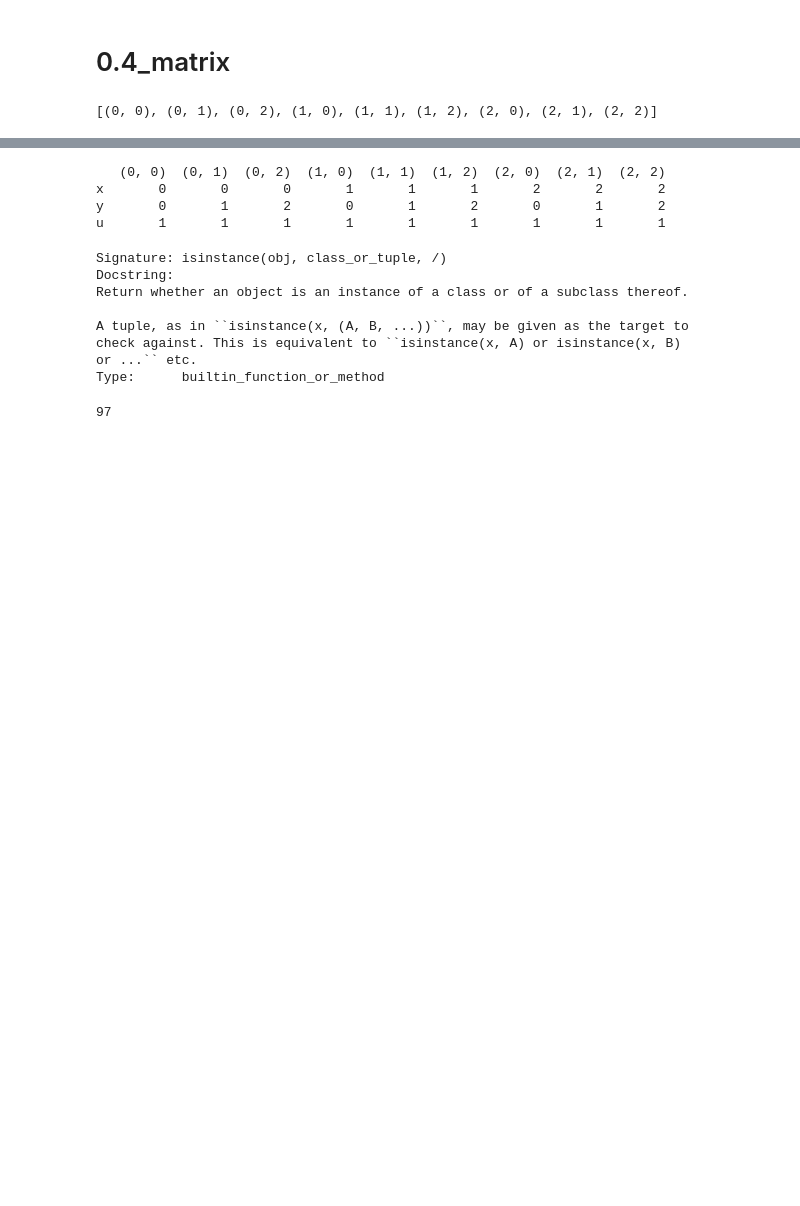
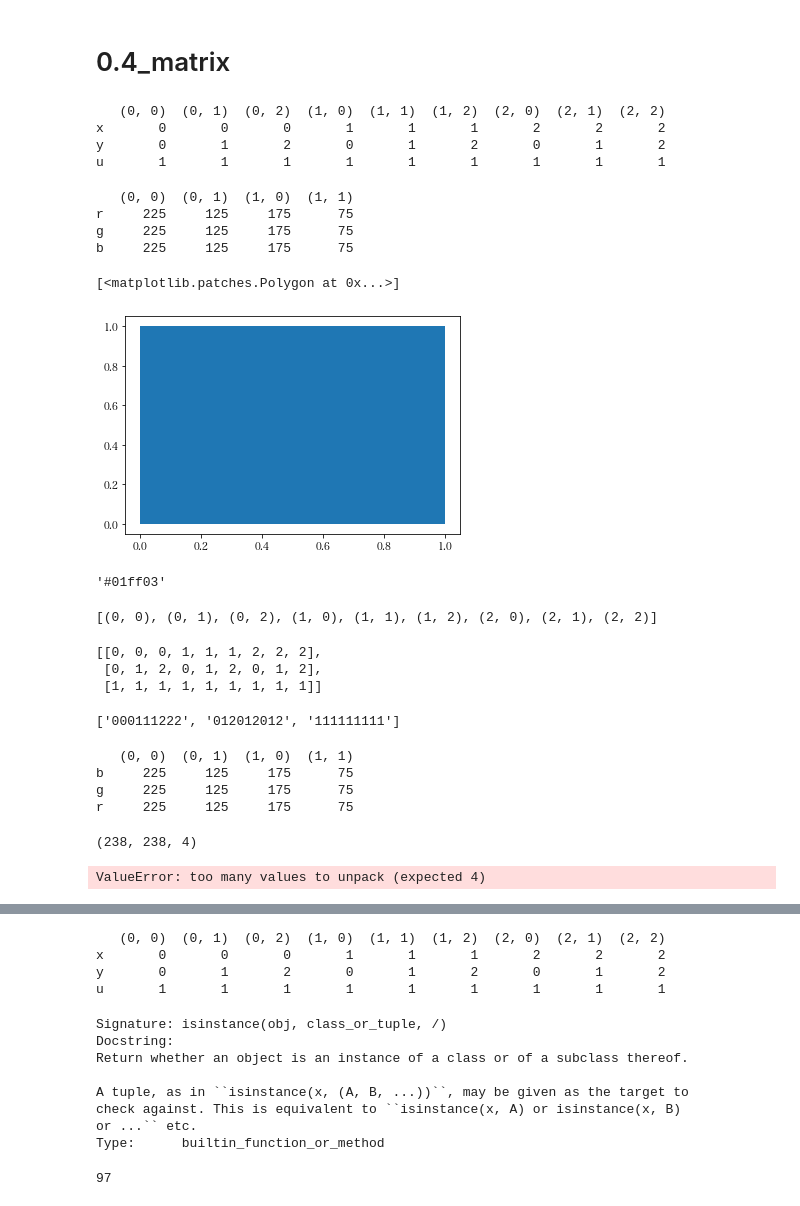
Before and after one commit to banbiossa/coding-the-matrix, a Jupyter notebook: notebooks/0.4_matrix.ipynb, the cells around one changed output, grey strips where cells are left out. Saved outputs shown, nothing was run; the diff lists cells and outputs as text; code cells hidden in the pictures; blank space fills up the shorter version.

```diff
--- a/notebooks/0.4_matrix.ipynb
+++ b/notebooks/0.4_matrix.ipynb
@@ -33,3 +48,27 @@ from coding_the_matrix.bitutil import str2bits, bits2str, bits2mat, mat2bits, no
+# %%
+print(location)
+# %% [output]
+   (0, 0)  (0, 1)  (0, 2)  (1, 0)  (1, 1)  (1, 2)  (2, 0)  (2, 1)  (2, 2)
+x       0       0       0       1       1       1       2       2       2
+y       0       1       2       0       1       2       0       1       2
+u       1       1       1       1       1       1       1       1       1
+# %%
+print(color)
+# %% [output]
+   (0, 0)  (0, 1)  (1, 0)  (1, 1)
+r     225     125     175      75
+g     225     125     175      75
+b     225     125     175      75
+# %%
+fig, ax = plt.subplots()
+ax.fill([0, 0, 1, 1], [0, 1, 1, 0])
+# %% [output]
+[<matplotlib.patches.Polygon at 0x...>]
+[figure, added]
+# %%
+rgb_to_hex(rgb)
+# %% [output]
+'#01ff03'
 # %%
 [(x, y) for x, y in itertools.product(range(3), range(3))]
 # %% [output]
@@ -40,3 +79,14 @@ input_list = [
     [0, 1, 2, 0, 1, 2, 0, 1, 2, ],
     [1, 1, 1, 1, 1, 1, 1, 1, 1, ],
 ]
+# %%
+numbers = ["000111222", '012'*3,'1'*9]
+[ [int(c) for c in number] for number in numbers]
+# %% [output]
+[[0, 0, 0, 1, 1, 1, 2, 2, 2],
+ [0, 1, 2, 0, 1, 2, 0, 1, 2],
+ [1, 1, 1, 1, 1, 1, 1, 1, 1]]
+# %%
+strings
+# %% [output]
+['000111222', '012012012', '111111111']
@@ -42,0 +99,7 @@ input_list = [
+# %%
+print(color)
+# %% [output]
+   (0, 0)  (0, 1)  (1, 0)  (1, 1)
+b     225     125     175      75
+g     225     125     175      75
+r     225     125     175      75
@@ -42,0 +111,8 @@ input_list = [
+# %%
+file.shape  # rgb
+# %% [output]
+(238, 238, 4)
+# %%
+r,g,b,_ = file
+# %% [output]
+ValueError: too many values to unpack (expected 4)
```
Also changed, not shown: parts of 6 cells of this notebook, 3 other files.
